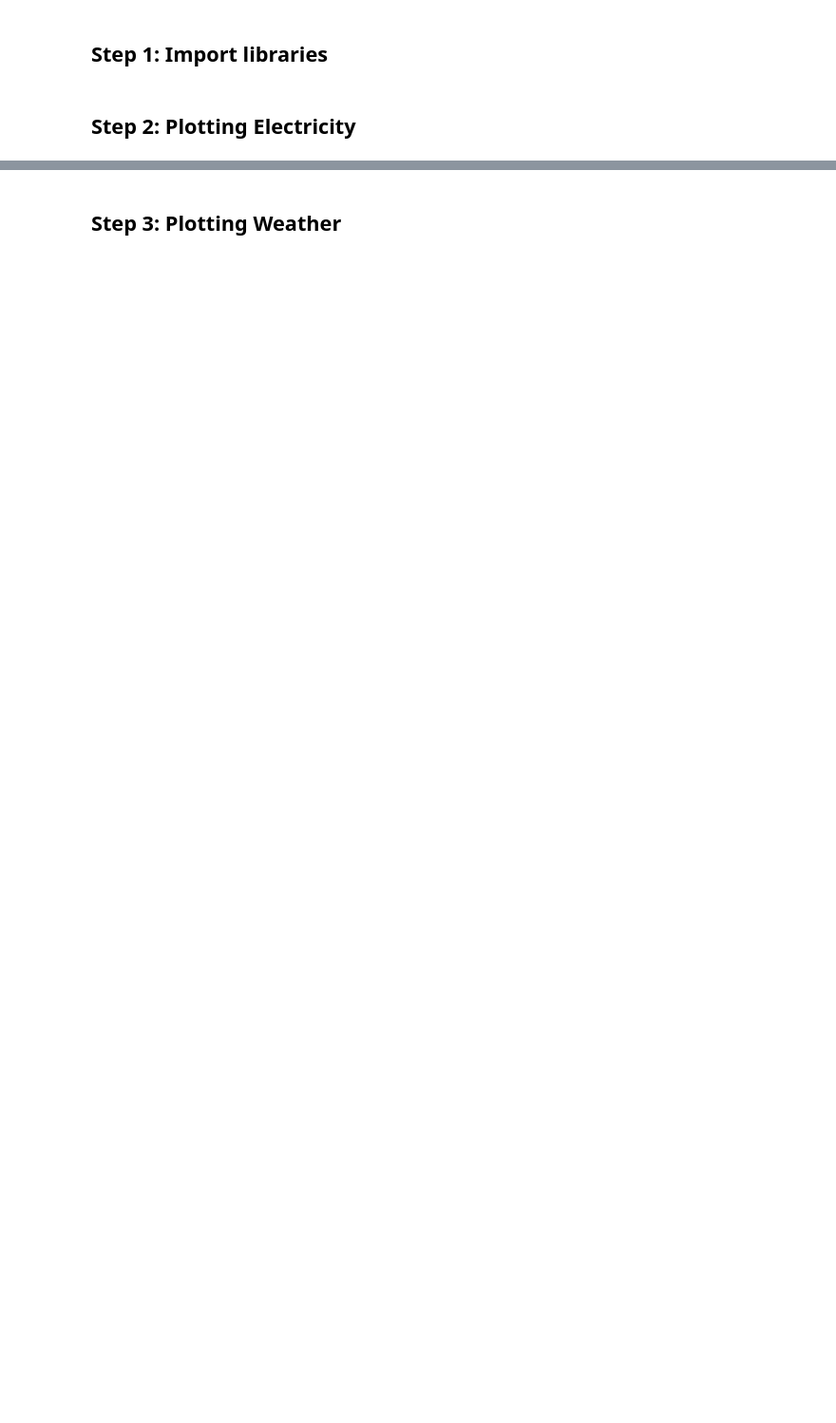
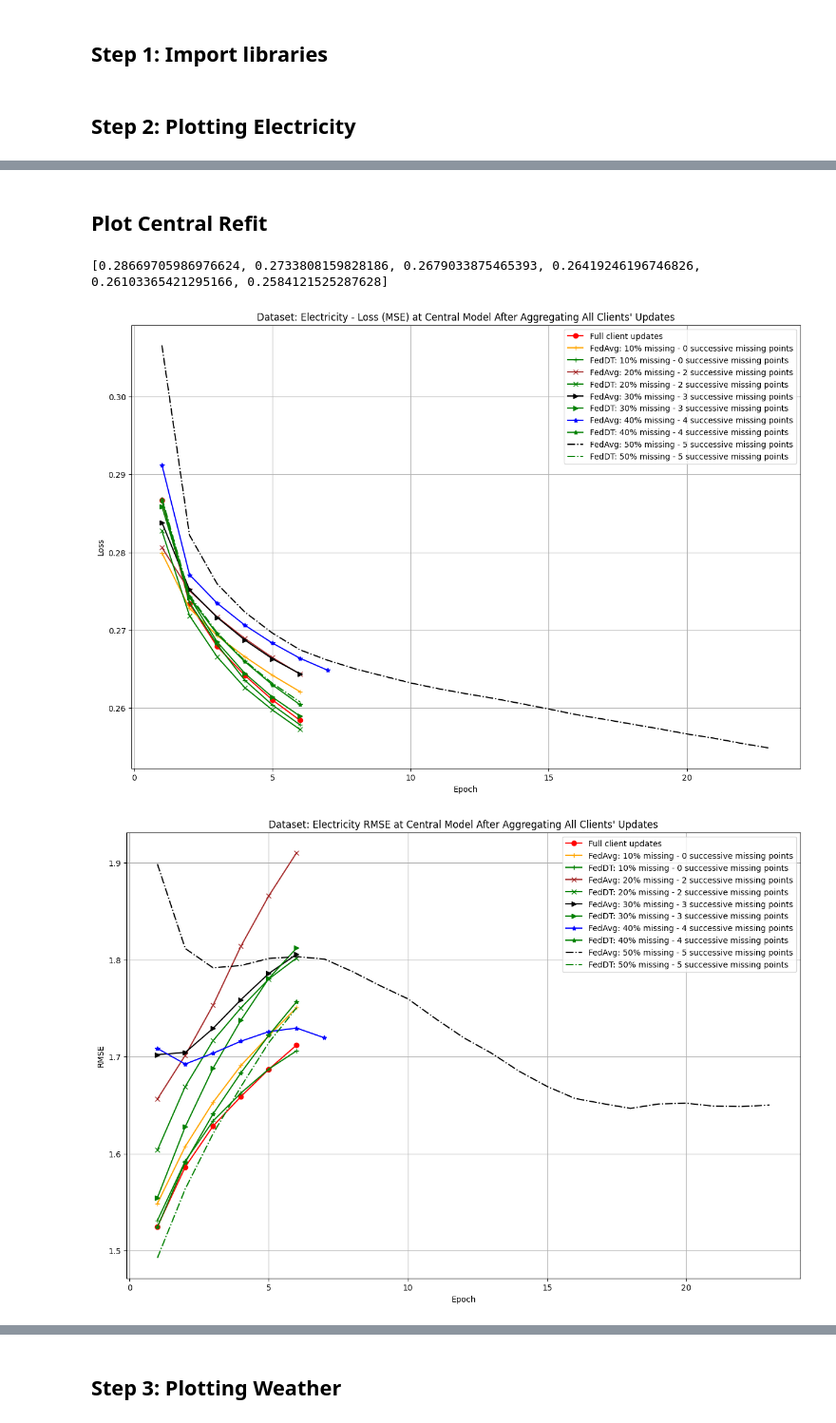
Before and after one commit to thanhquanse/fl-intermittency, a Jupyter notebook: FL-DT-visualizer.ipynb, the cells around one changed output, grey strips where cells are left out. Shown: that part at 95% size. Drawn from its saved outputs; the diff is of its cells as text; code cells hidden in the pictures; blank space fills up the shorter version.

```diff
--- a/FL-DT-visualizer.ipynb
+++ b/FL-DT-visualizer.ipynb
@@ -100,0 +57,63 @@ plt.show()
+# %% [markdown]
+## Plot Central Refit
+# %%
+category = "refit"
+loss_mode_display = "losses"
+rmse_mode_display = "val_losses"
+
+print(normal_losses_rmses_dict[category][loss_mode_display])
+
+plt.figure(figsize=(15, 10))
+plt.plot(range(1, len(normal_losses_rmses_dict[category][loss_mode_display]) + 1), normal_losses_rmses_dict[category][loss_mode_display], '-o', color='red', label='Full client updates')
+
+plt.plot(range(1, len(avg_losses_rmses_dict_10[category][loss_mode_display]) + 1), avg_losses_rmses_dict_10[category][loss_mode_display], '-+', color="orange", label='FedAvg: 10% missing - 0 successive missing points')
+plt.plot(range(1, len(weigh_losses_rmses_dict_10[category][loss_mode_display]) + 1), weigh_losses_rmses_dict_10[category][loss_mode_display], '-+', color='green', label='FedDT: 10% missing - 0 successive missing points')
+
+plt.plot(range(1, len(avg_losses_rmses_dict_20[category][loss_mode_display]) + 1), avg_losses_rmses_dict_20[category][loss_mode_display], '-x', color='brown', label='FedAvg: 20% missing - 2 successive missing points')
+plt.plot(range(1, len(weigh_losses_rmses_dict_20[category][loss_mode_display]) + 1), weigh_losses_rmses_dict_20[category][loss_mode_display], '-x', color='green', label='FedDT: 20% missing - 2 successive missing points')
+
+plt.plot(range(1, len(avg_losses_rmses_dict_30[category][loss_mode_display]) + 1), avg_losses_rmses_dict_30[category][loss_mode_display], '->', color='black', label='FedAvg: 30% missing - 3 successive missing points')
+plt.plot(range(1, len(weigh_losses_rmses_dict_30[category][loss_mode_display]) + 1), weigh_losses_rmses_dict_30[category][loss_mode_display], '->', color='green', label='FedDT: 30% missing - 3 successive missing points')
+
+plt.plot(range(1, len(avg_losses_rmses_dict_40[category][loss_mode_display]) + 1), avg_losses_rmses_dict_40[category][loss_mode_display], '-*', color='blue', label='FedAvg: 40% missing - 4 successive missing points')
+plt.plot(range(1, len(weigh_losses_rmses_dict_40[category][loss_mode_display]) + 1), weigh_losses_rmses_dict_40[category][loss_mode_display], '-*', color='green', label='FedDT: 40% missing - 4 successive missing points')
+
+plt.plot(range(1, len(avg_losses_rmses_dict_50[category][loss_mode_display]) + 1), avg_losses_rmses_dict_50[category][loss_mode_display], '-.', color='black', label='FedAvg: 50% missing - 5 successive missing points')
+plt.plot(range(1, len(weigh_losses_rmses_dict_50[category][loss_mode_display]) + 1), weigh_losses_rmses_dict_50[category][loss_mode_display], '-.', color='green', label='FedDT: 50% missing - 5 successive missing points')
+
+plt.title("Dataset: Electricity - Loss (MSE) at Central Model After Aggregating All Clients' Updates")
+plt.xlabel("Epoch")
+plt.ylabel("Loss")
+plt.legend()
+plt.grid(True)
+plt.show()
+
+
+plt.figure(figsize=(15, 10))
+plt.plot(range(1, len(normal_losses_rmses_dict[category][rmse_mode_display]) + 1), normal_losses_rmses_dict[category][rmse_mode_display], '-o', color='red', label='Full client updates')
+
+plt.plot(range(1, len(avg_losses_rmses_dict_10[category][rmse_mode_display]) + 1), avg_losses_rmses_dict_10[category][rmse_mode_display], '-+', color="orange", label='FedAvg: 10% missing - 0 successive missing points')
+plt.plot(range(1, len(weigh_losses_rmses_dict_10[category][rmse_mode_display]) + 1), weigh_losses_rmses_dict_10[category][rmse_mode_display], '-+', color='green', label='FedDT: 10% missing - 0 successive missing points')
+
+plt.plot(range(1, len(avg_losses_rmses_dict_20[category][rmse_mode_display]) + 1), avg_losses_rmses_dict_20[category][rmse_mode_display], '-x', color='brown', label='FedAvg: 20% missing - 2 successive missing points')
+plt.plot(range(1, len(weigh_losses_rmses_dict_20[category][rmse_mode_display]) + 1), weigh_losses_rmses_dict_20[category][rmse_mode_display], '-x', color='green', label='FedDT: 20% missing - 2 successive missing points')
+
+plt.plot(range(1, len(avg_losses_rmses_dict_30[category][rmse_mode_display]) + 1), avg_losses_rmses_dict_30[category][rmse_mode_display], '->', color='black', label='FedAvg: 30% missing - 3 successive missing points')
+plt.plot(range(1, len(weigh_losses_rmses_dict_30[category][rmse_mode_display]) + 1), weigh_losses_rmses_dict_30[category][rmse_mode_display], '->', color='green', label='FedDT: 30% missing - 3 successive missing points')
+
+plt.plot(range(1, len(avg_losses_rmses_dict_40[category][rmse_mode_display]) + 1), avg_losses_rmses_dict_40[category][rmse_mode_display], '-*', color='blue', label='FedAvg: 40% missing - 4 successive missing points')
+plt.plot(range(1, len(weigh_losses_rmses_dict_40[category][rmse_mode_display]) + 1), weigh_losses_rmses_dict_40[category][rmse_mode_display], '-*', color='green', label='FedDT: 40% missing - 4 successive missing points')
+
+plt.plot(range(1, len(avg_losses_rmses_dict_50[category][rmse_mode_display]) + 1), avg_losses_rmses_dict_50[category][rmse_mode_display], '-.', color='black', label='FedAvg: 50% missing - 5 successive missing points')
+plt.plot(range(1, len(weigh_losses_rmses_dict_50[category][rmse_mode_display]) + 1), weigh_losses_rmses_dict_50[category][rmse_mode_display], '-.', color='green', label='FedDT: 50% missing - 5 successive missing points')
+
+plt.title("Dataset: Electricity RMSE at Central Model After Aggregating All Clients' Updates")
+plt.xlabel("Epoch")
+plt.ylabel("RMSE")
+plt.legend()
+plt.grid(True)
+plt.show()
+# %% [output]
+[0.28669705986976624, 0.2733808159828186, 0.2679033875465393, 0.26419246196746826, 0.26103365421295166, 0.2584121525287628]
+[figure, added]
+[figure, added]
```
Also changed, not shown: parts of 12 cells of this notebook, 54 other files.
